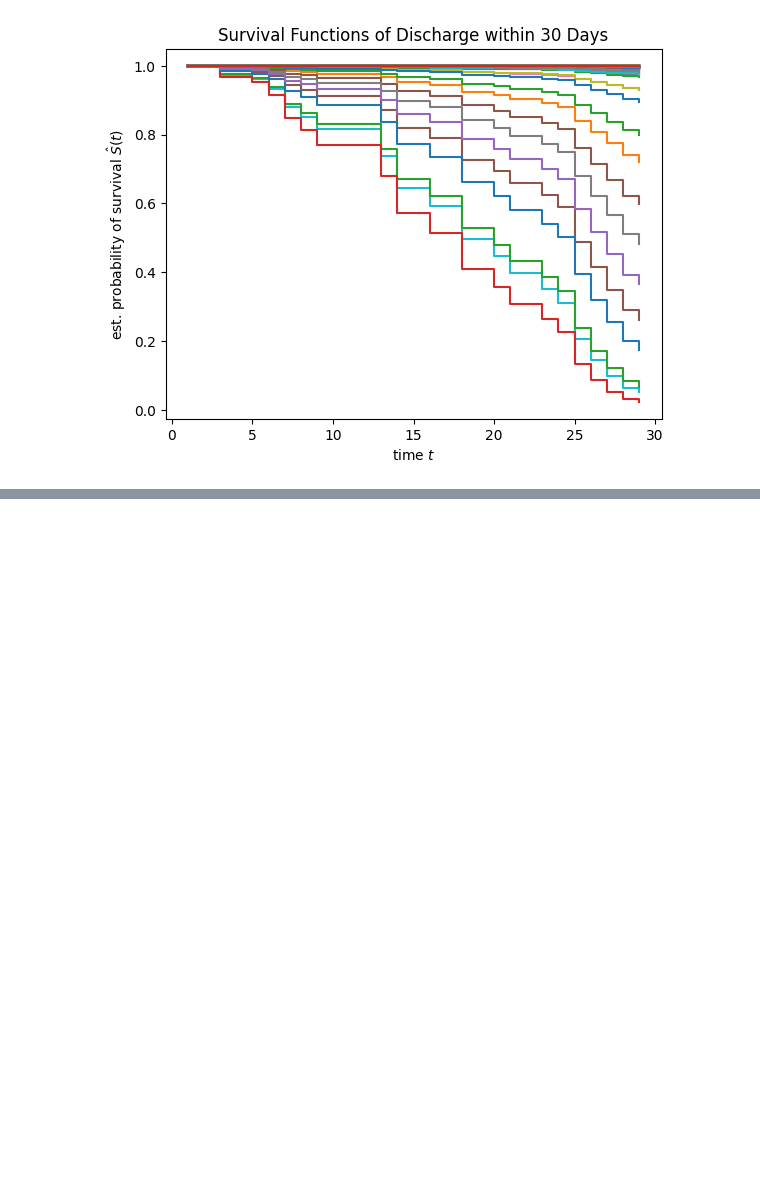
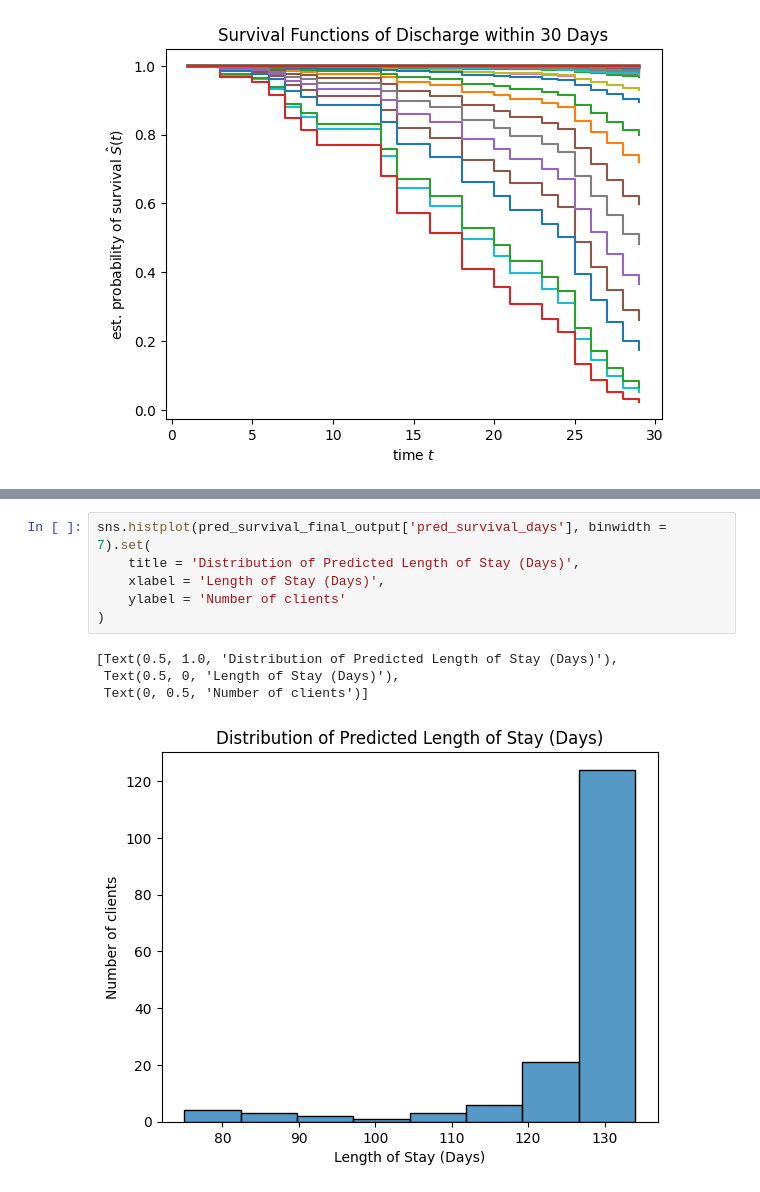
Before and after one commit to yxy1104/mh-discharge-survival-analysis, a Jupyter notebook: mh_discharge_sa_model.ipynb, the cells around one changed output, grey strips where cells are left out. Drawn from its saved outputs; the diff is of its cells as text; blank space fills up the shorter version.

```diff
--- a/mh_discharge_sa_model.ipynb
+++ b/mh_discharge_sa_model.ipynb
@@ -422,0 +483,11 @@ test_output_30_days[test_output_30_days.survival_prob_30_days >= 0.8].sort_value
+# %%
+sns.histplot(pred_survival_final_output['pred_survival_days'], binwidth = 7).set(
+    title = 'Distribution of Predicted Length of Stay (Days)',
+    xlabel = 'Length of Stay (Days)',
+    ylabel = 'Number of clients'
+)
+# %% [output]
+[Text(0.5, 1.0, 'Distribution of Predicted Length of Stay (Days)'),
+ Text(0.5, 0, 'Length of Stay (Days)'),
+ Text(0, 0.5, 'Number of clients')]
+[figure, added]
```
Also changed, not shown: parts of 8 cells of this notebook.
